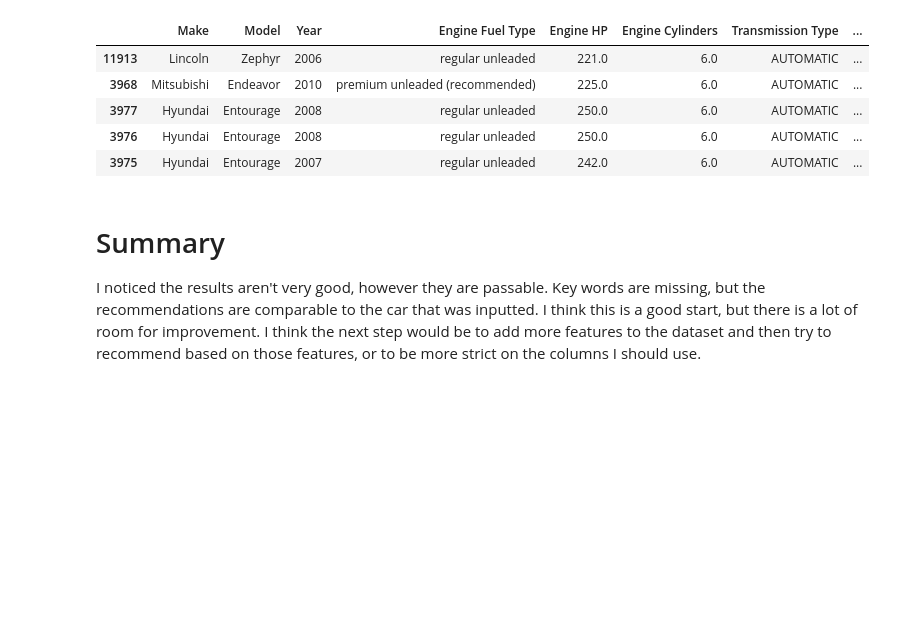
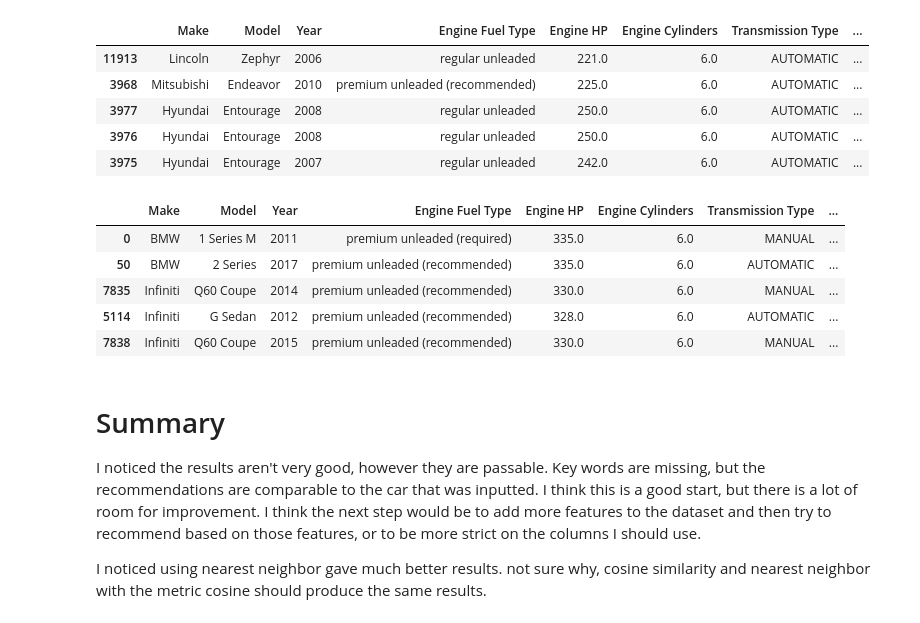
Before and after one commit to pashioya/recommender-system, a Jupyter notebook: content-based/text-feature-vectorization.ipynb, the cells around one changed output. Cells and saved outputs as stored; diff of their text form; code cells hidden in the pictures; blank space fills up the shorter version.

Commit message:
added nearest neighbor to content based

```diff
--- a/content-based/text-feature-vectorization.ipynb
+++ b/content-based/text-feature-vectorization.ipynb
@@ -178,7 +203,34 @@ recommended_cars
 | 3977 | Hyundai | Entourage | 2008 | regular unleaded | 250.0 | 6.0 | AUTOMATIC | ... |
 | 3976 | Hyundai | Entourage | 2008 | regular unleaded | 250.0 | 6.0 | AUTOMATIC | ... |
 | 3975 | Hyundai | Entourage | 2007 | regular unleaded | 242.0 | 6.0 | AUTOMATIC | ... |
+# %%
+from sklearn.neighbors import NearestNeighbors
+
+def generate_recommendations_using_nearest_neighbor(car_id, top_n=10, metric='cosine'):
+    model = NearestNeighbors(n_neighbors=top_n, metric=metric)
+
+    # Convert column names to strings
+    combined_features.columns = combined_features.columns.astype(str)
+
+    model.fit(combined_features)
+    similar_cars = model.kneighbors(combined_features.iloc[car_id:car_id+1], return_distance=False)[0]
+
+    # Return the top 10 most similar cars
+    return car_features.iloc[similar_cars]
+
+# Example usage
+recommendations = generate_recommendations_using_nearest_neighbor(car_id=0, top_n=5)
+recommendations.head()
+# %% [output]
+|  | Make | Model | Year | Engine Fuel Type | Engine HP | Engine Cylinders | Transmission Type | ... |
+| 0 | BMW | 1 Series M | 2011 | premium unleaded (required) | 335.0 | 6.0 | MANUAL | ... |
+| 50 | BMW | 2 Series | 2017 | premium unleaded (recommended) | 335.0 | 6.0 | AUTOMATIC | ... |
+| 7835 | Infiniti | Q60 Coupe | 2014 | premium unleaded (recommended) | 330.0 | 6.0 | MANUAL | ... |
+| 5114 | Infiniti | G Sedan | 2012 | premium unleaded (recommended) | 328.0 | 6.0 | AUTOMATIC | ... |
+| 7838 | Infiniti | Q60 Coupe | 2015 | premium unleaded (recommended) | 330.0 | 6.0 | MANUAL | ... |
 # %% [markdown]
 # Summary
 
 I noticed the results aren't very good, however they are passable. Key words are missing, but the recommendations are comparable to the car that was inputted. I think this is a good start, but there is a lot of room for improvement. I think the next step would be to add more features to the dataset and then try to recommend based on those features, or to be more strict on the columns I should use.
+
+I noticed using nearest neighbor gave much better results. not sure why, cosine similarity and nearest neighbor with the metric cosine should produce the same results.
```
Also changed, not shown: parts of 3 cells of this notebook, 3 other files.
